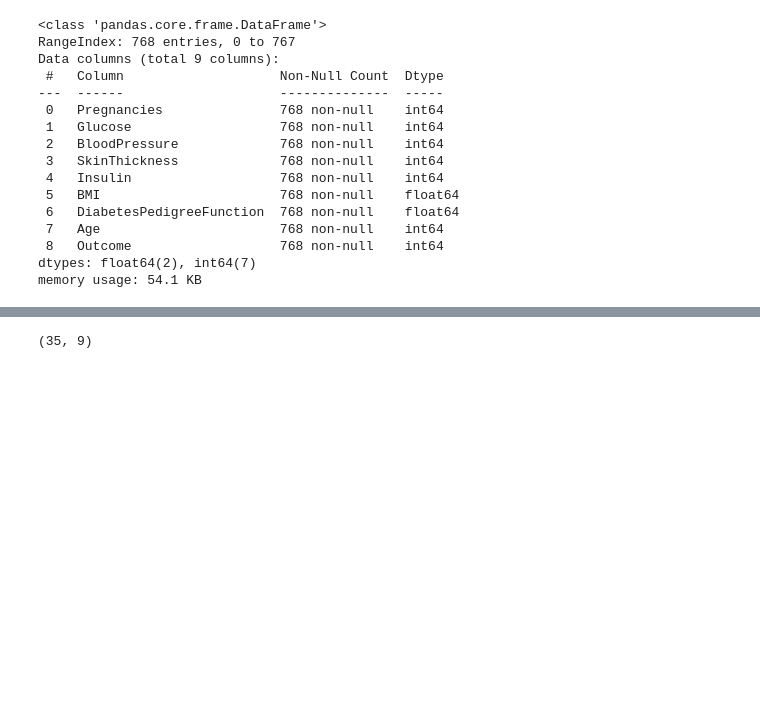
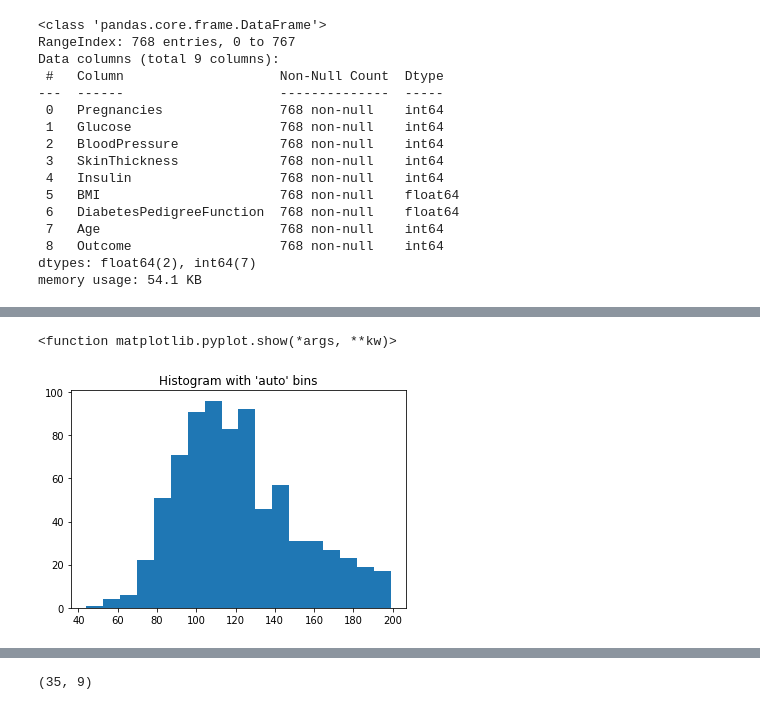
Before and after one commit to sergiomath/dataScience, a Jupyter notebook: Train_data.ipynb, the cells around one changed output, grey strips where cells are left out. Saved outputs shown, nothing was run; the diff lists cells and outputs as text; code cells hidden in the pictures; blank space fills up the shorter version.

```diff
--- a/Train_data.ipynb
+++ b/Train_data.ipynb
@@ -55,3 +66,13 @@ df.describe()
 | 50% | 3.000000 | 117.000000 | 72.000000 | 23.000000 | 30.500000 | 32.000000 | 0.372500 | 29.000000 | ... |
 | 75% | 6.000000 | 140.250000 | 80.000000 | 32.000000 | 127.250000 | 36.600000 | 0.626250 | 41.000000 | ... |
 | max | 17.000000 | 199.000000 | 122.000000 | 99.000000 | 846.000000 | 67.100000 | 2.420000 | 81.000000 | ... |
+# %%
+# histograma glucosa
+Glucose = df['Glucose']
+plt.hist(Glucose, bins='auto')
+plt.title("Histogram with 'auto' bins")
+plt.show
+#print(Pregnancies)
+# %% [output]
+<function matplotlib.pyplot.show(*args, **kw)>
+[figure, added]
```
Also changed, not shown: parts of 17 cells of this notebook.
